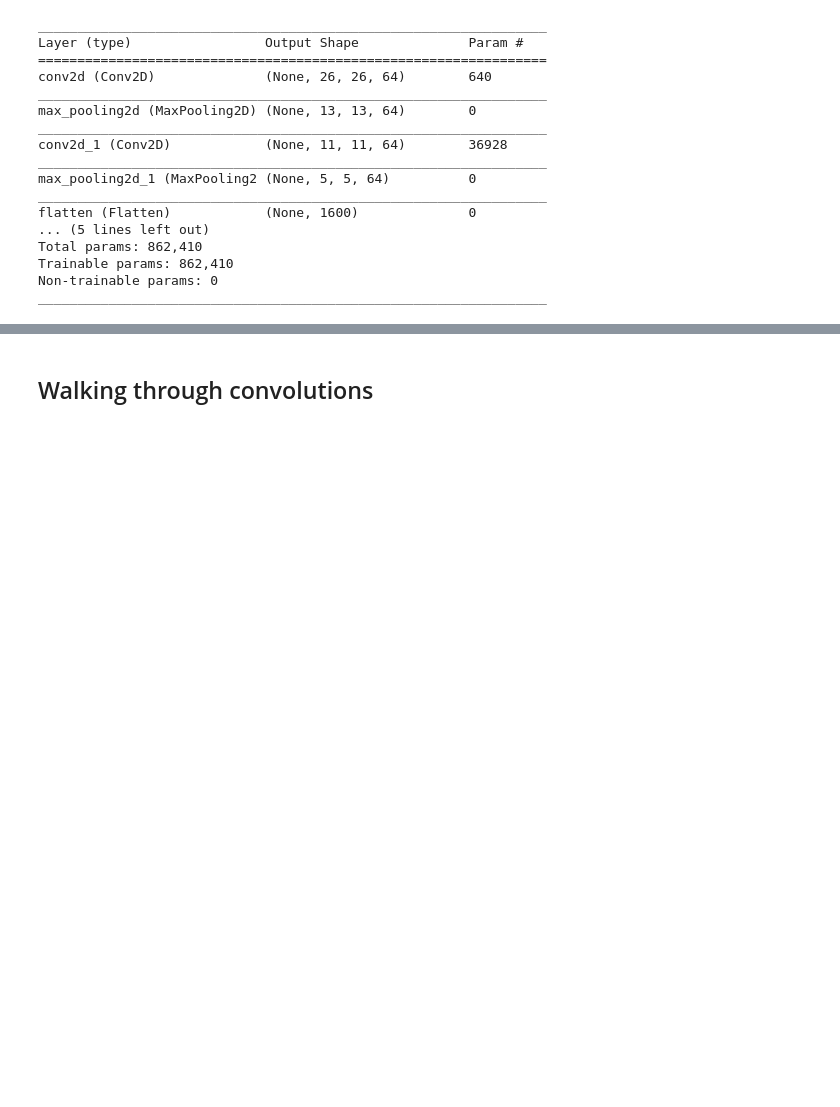
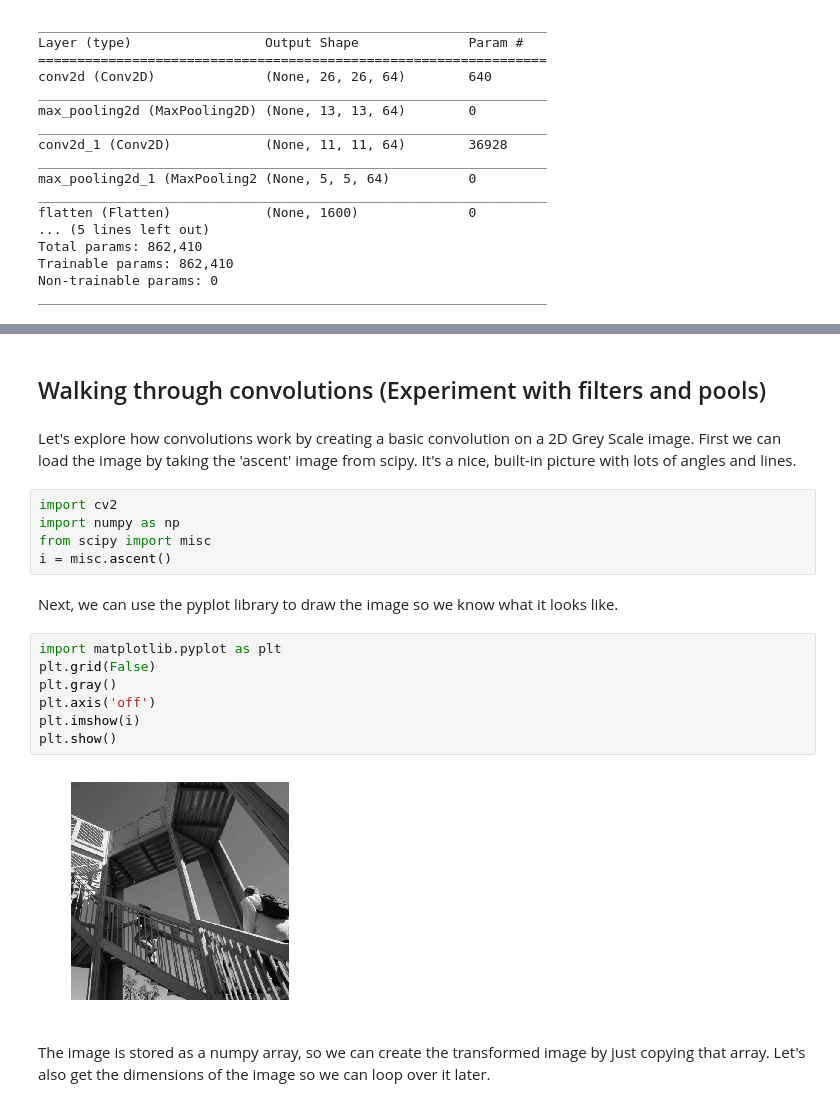
Before and after one commit to xie186/Intro2TF4AIMLDP, a Jupyter notebook: intro_tensorflow4AI.ipynb, the cells around one changed output, grey strips where cells are left out. Saved outputs shown, nothing was run; the diff lists cells and outputs as text; blank space fills up the shorter version.

```diff
--- a/intro_tensorflow4AI.ipynb
+++ b/intro_tensorflow4AI.ipynb
@@ -430,2 +436,22 @@ test_loss
 # %% [markdown]
-## Walking through convolutions
+## Walking through convolutions (Experiment with filters and pools)
+# %% [markdown]
+Let's explore how convolutions work by creating a basic convolution on a 2D Grey Scale image. First we can load the image by taking the 'ascent' image from scipy. It's a nice, built-in picture with lots of angles and lines.
+# %%
+import cv2
+import numpy as np
+from scipy import misc
+i = misc.ascent()
+# %% [markdown]
+Next, we can use the pyplot library to draw the image so we know what it looks like.
+# %%
+import matplotlib.pyplot as plt
+plt.grid(False)
+plt.gray()
+plt.axis('off')
+plt.imshow(i)
+plt.show()
+# %% [output]
+[figure, added]
+# %% [markdown]
+The image is stored as a numpy array, so we can create the transformed image by just copying that array. Let's also get the dimensions of the image so we can loop over it later.
```
Also changed, not shown: parts of 11 cells of this notebook.
